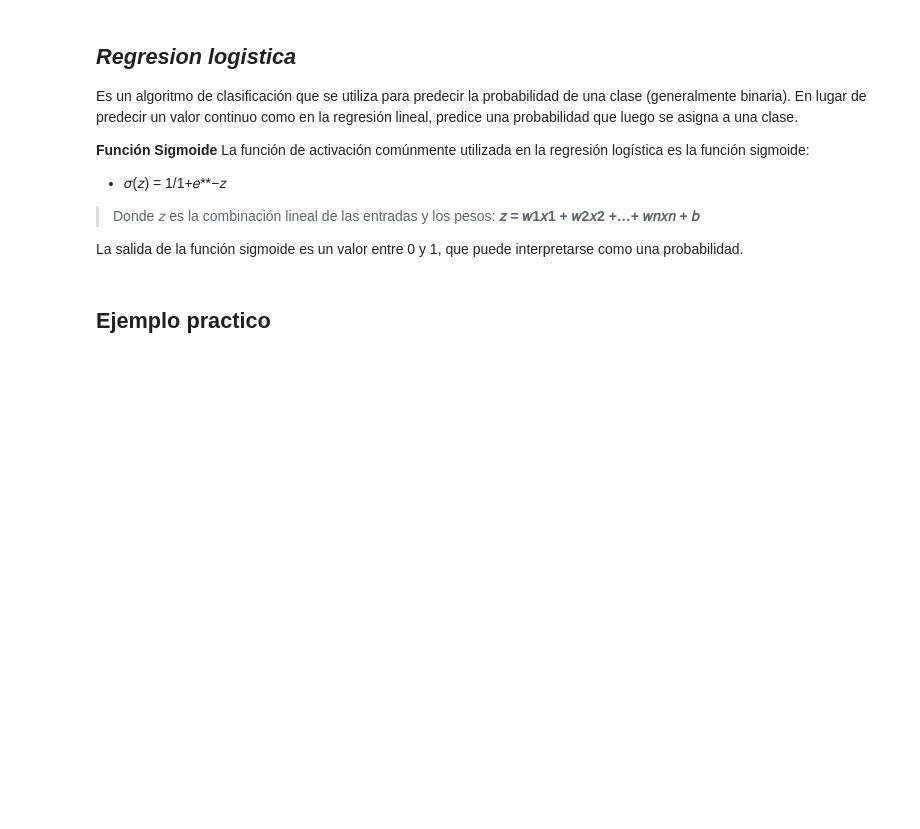
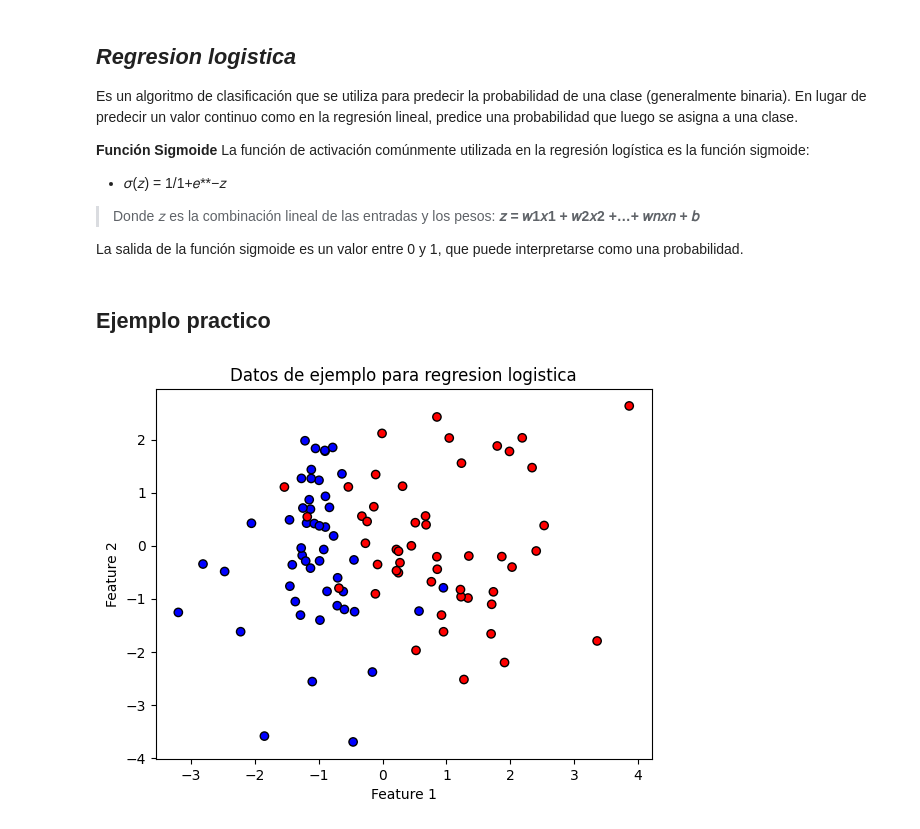
Before and after one commit to ArianeVargas/MachineLearning, a Jupyter notebook: NeuronaArtificialRegresionLogistica.ipynb, the cells around one changed output. Drawn from its saved outputs; the diff is of its cells as text; code cells hidden in the pictures; blank space fills up the shorter version.

```diff
--- a/NeuronaArtificialRegresionLogistica.ipynb
+++ b/NeuronaArtificialRegresionLogistica.ipynb
@@ -28,0 +27,17 @@ La salida de la función sigmoide es un valor entre 0 y 1, que puede interpretar
+# %%
+# Generar datos sinteticos
+import numpy as np
+import matplotlib.pyplot as plt
+from sklearn.datasets import make_classification
+
+# Generar datos de ejemplo
+X, y =make_classification(n_samples=100, n_features=2, n_informative=2, n_redundant=0, random_state=0)
+
+# Visualizacion de datos
+plt.scatter(X[:, 0], X[:, 1], c=y, cmap='bwr', edgecolors='k')
+plt.xlabel('Feature 1')
+plt.ylabel('Feature 2')
+plt.title('Datos de ejemplo para regresion logistica')
+plt.show()
+# %% [output]
+[figure, added]
```
Also changed, not shown: parts of 2 cells of this notebook.
